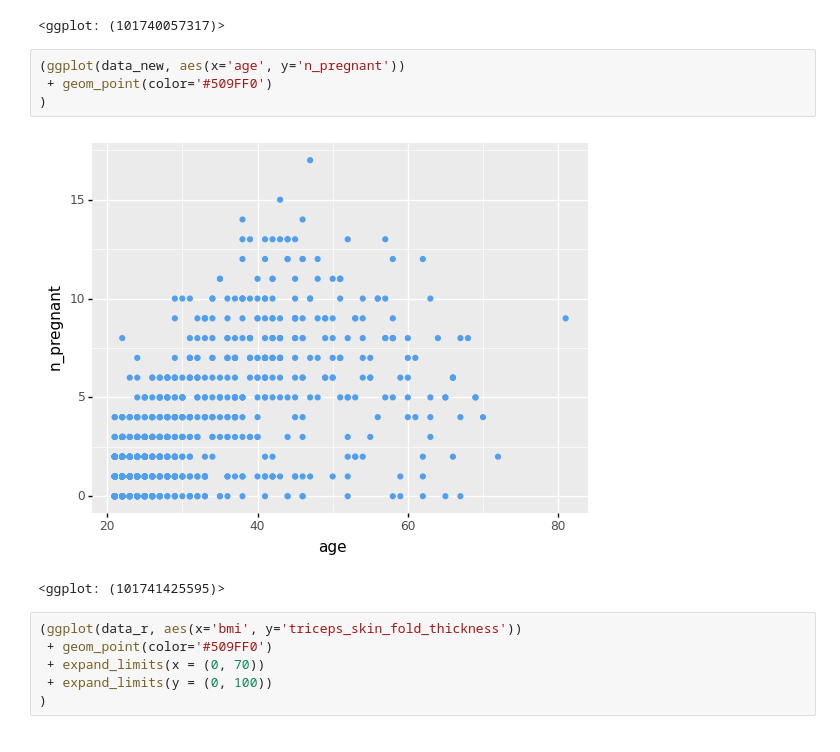
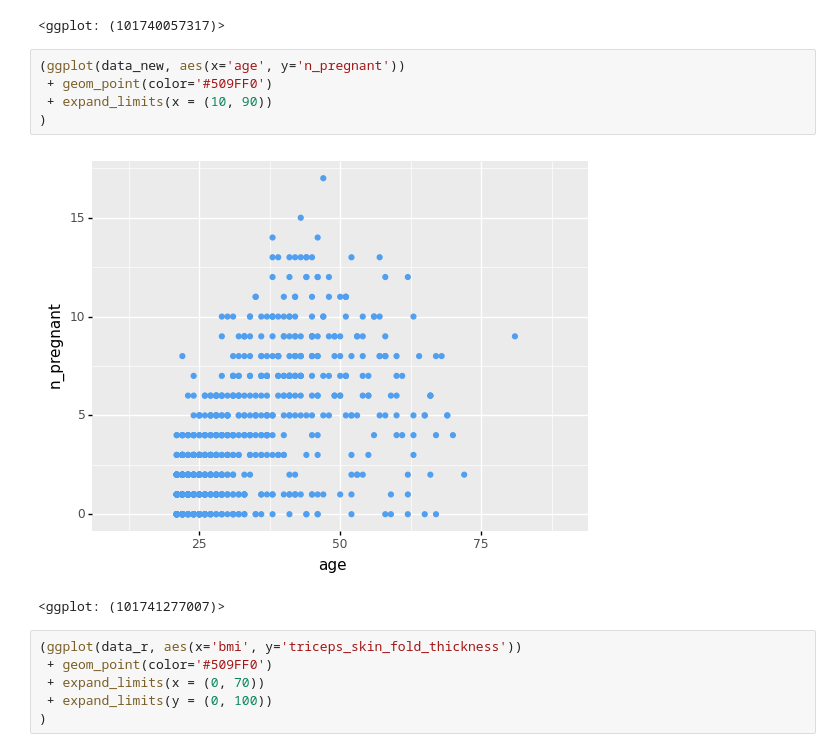
Before and after one commit to alexschillingfhnw/daw, a Jupyter notebook: Diabetes.ipynb, the cells around one changed output. Drawn from its saved outputs; the diff is of its cells as text.

```diff
--- a/Diabetes.ipynb
+++ b/Diabetes.ipynb
@@ -252,10 +256,11 @@ Es gibt praktisch keine Zusammenhänge, abgesehen von die folgenden Korrelatione
 # %%
 (ggplot(data_new, aes(x='age', y='n_pregnant'))
  + geom_point(color='#509FF0')
+ + expand_limits(x = (10, 90))
 )
 # %% [output]
-[figure, old version]
+[figure, new version]
-<ggplot: (101741425595)>
+<ggplot: (101741277007)>
 # %%
 (ggplot(data_r, aes(x='bmi', y='triceps_skin_fold_thickness'))
  + geom_point(color='#509FF0')
```
Also changed, not shown: parts of 33 cells of this notebook.
